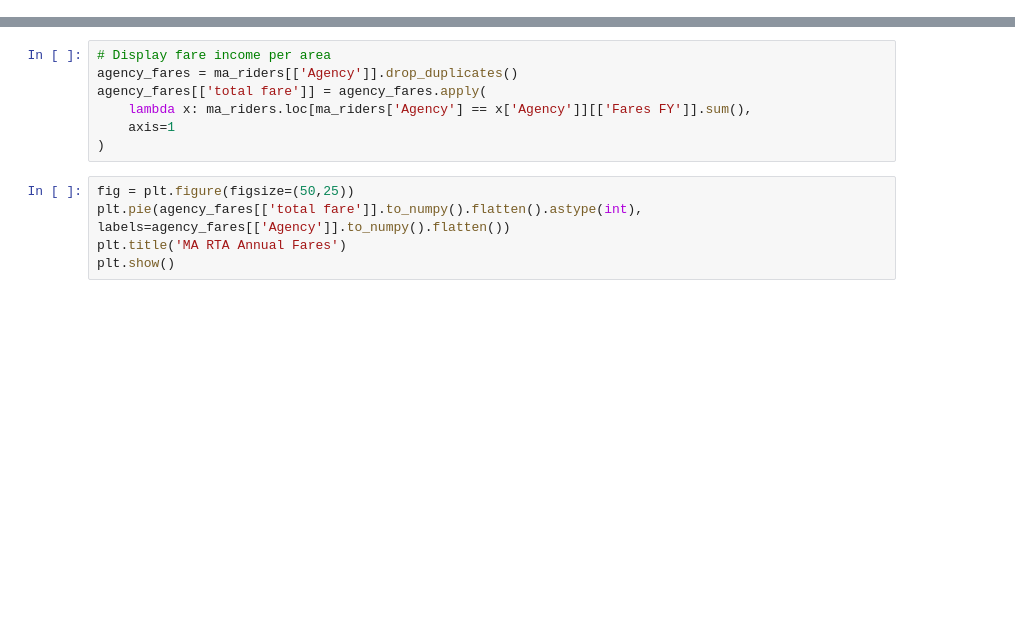
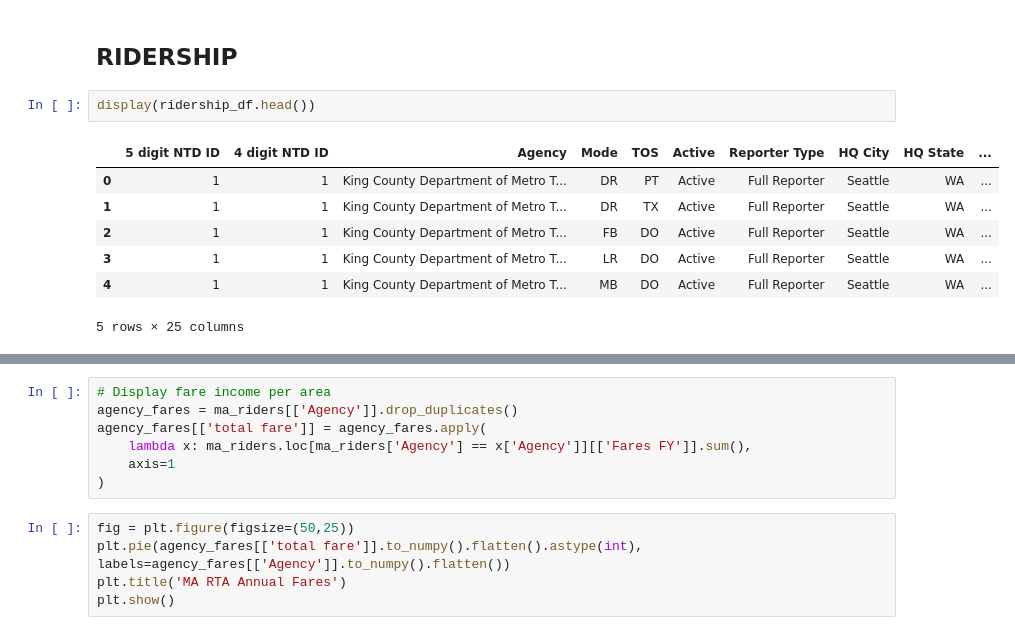
Before and after one commit to cumason123/transit-equity, a Jupyter notebook: src/rta_aggregation.ipynb, the cells around one changed output, grey strips where cells are left out. Cells and saved outputs as stored; diff of their text form; blank space fills up the shorter version.

```diff
--- a/src/rta_aggregation.ipynb
+++ b/src/rta_aggregation.ipynb
@@ -77,0 +116,12 @@ print(agency_set)
+# %% [markdown]
+## RIDERSHIP
+# %%
+display(ridership_df.head())
+# %% [output]
+|  | 5 digit NTD ID | 4 digit NTD ID | Agency | Mode | TOS | Active | Reporter Type | HQ City | HQ State | ... |
+| 0 | 1 | 1 | King County Department of Metro T... | DR | PT | Active | Full Reporter | Seattle | WA | ... |
+| 1 | 1 | 1 | King County Department of Metro T... | DR | TX | Active | Full Reporter | Seattle | WA | ... |
+| 2 | 1 | 1 | King County Department of Metro T... | FB | DO | Active | Full Reporter | Seattle | WA | ... |
+| 3 | 1 | 1 | King County Department of Metro T... | LR | DO | Active | Full Reporter | Seattle | WA | ... |
+| 4 | 1 | 1 | King County Department of Metro T... | MB | DO | Active | Full Reporter | Seattle | WA | ... |
+5 rows × 25 columns
```
Also changed, not shown: parts of 10 cells of this notebook, 2 other files.
